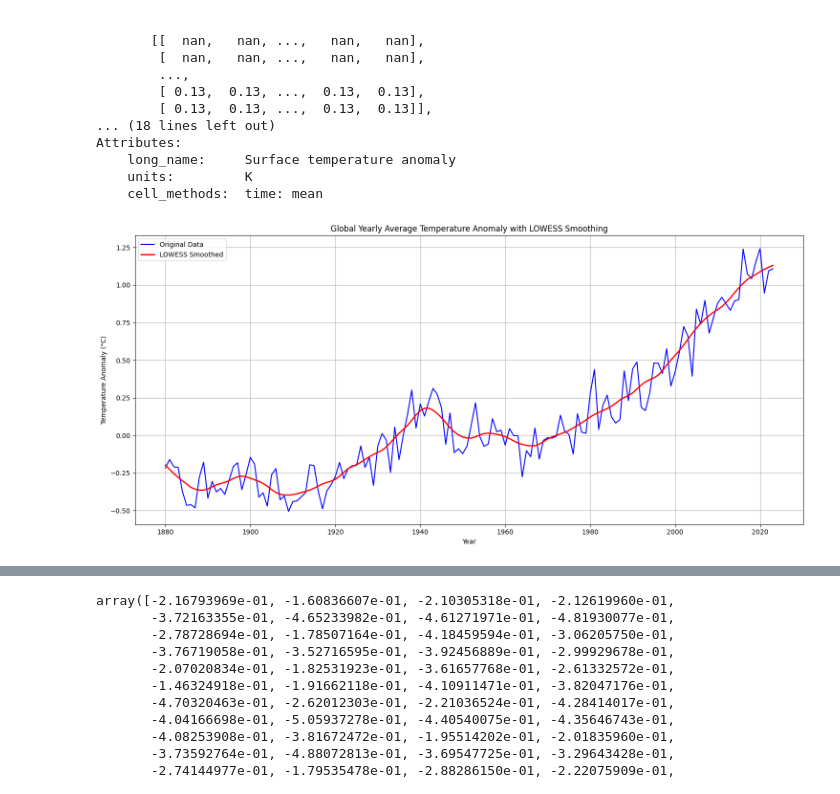
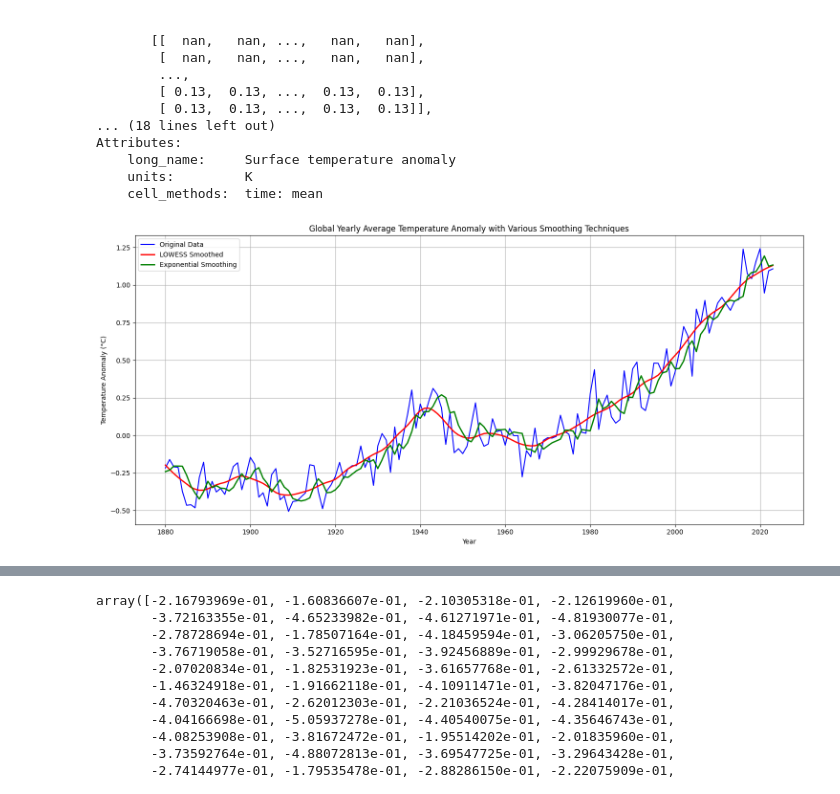
Before and after one commit to SulthanZahran1/economic_vs_climate, a Jupyter notebook: temperature_analysis_notebook.ipynb, the cells around one changed output, grey strips where cells are left out. Cells and saved outputs as stored; diff of their text form; code cells hidden in the pictures.

Commit message:
exponential smoothing

```diff
--- a/temperature_analysis_notebook.ipynb
+++ b/temperature_analysis_notebook.ipynb
@@ -106,29 +94,34 @@ Attributes:
     units:         K
     cell_methods:  time: mean
 # %%
-from statsmodels.nonparametric.smoothers_lowess import lowess
-import pandas as pd
+
 # Calculate the yearly average temperature anomaly
 yearly_average = tempanomaly.resample(time='1Y').mean(dim='time')
 global_yearly_average = yearly_average.mean(dim=["lat", "lon"]).values
 
 # Ensure the data is one-dimensional
 years = np.array([pd.to_datetime(date).year for date in yearly_average['time'].values])
 global_yearly_average = np.squeeze(global_yearly_average)
 
 # Perform LOWESS smoothing
 smoothed = lowess(global_yearly_average, years, frac=0.1)
 
+# Exponential Smoothing
+model = ExponentialSmoothing(global_yearly_average, trend="additive")
+model_fit = model.fit()
+yhat = model_fit.predict(start=0, end=len(global_yearly_average)-1)
+
 # Plotting
 plt.figure(figsize=(15, 7))
 plt.plot(years, global_yearly_average, label="Original Data", color='blue')
-plt.plot(smoothed[:, 0], smoothed[:, 1], label="LOWESS Smoothed", color='red', linewidth=2)
-plt.title("Global Yearly Average Temperature Anomaly with LOWESS Smoothing")
+plt.plot(years, smoothed[:, 1], label="LOWESS Smoothed", color='red', linewidth=2)
+plt.plot(years, yhat, label="Exponential Smoothing", color='green', linewidth=2)
+plt.title("Global Yearly Average Temperature Anomaly with Various Smoothing Techniques")
 plt.ylabel("Temperature Anomaly (°C)")
 plt.xlabel("Year")
 plt.legend()
 plt.grid(True)
 plt.tight_layout()
 plt.show()
 # %% [output]
-[figure, old version]
+[figure, new version]
```
Also changed, not shown: parts of 3 cells of this notebook.
